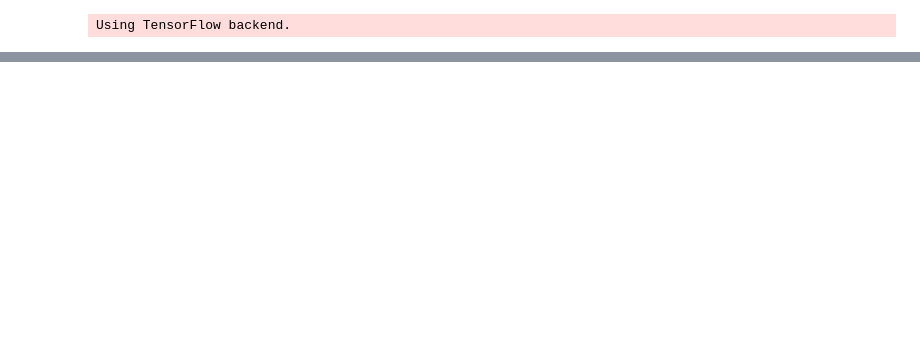
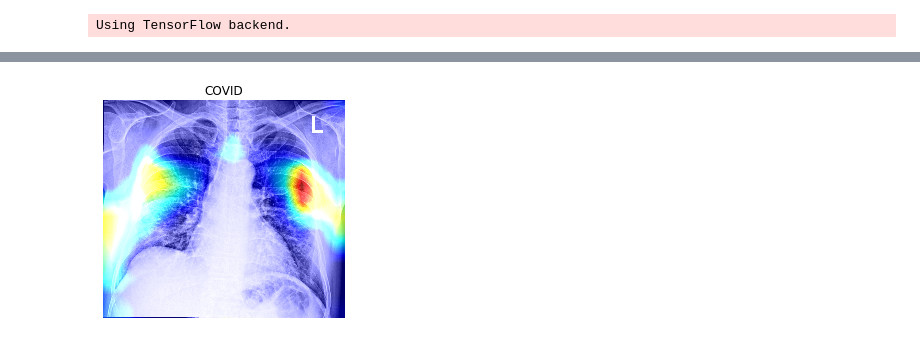
Before and after one commit to fear-the-lord/COVID-19-Detector, a Jupyter notebook: Covid-19.ipynb, the cells around one changed output, grey strips where cells are left out. Drawn from its saved outputs; the diff is of its cells as text; code cells hidden in the pictures; blank space fills up the shorter version.

```diff
--- a/Covid-19.ipynb
+++ b/Covid-19.ipynb
@@ -256,0 +307,4 @@ plt.imshow(np_img)
+# %%
+cam('Dataset/Test Data/Covid/covid-19-pneumonia-30-PA.jpg')
+# %% [output]
+[figure, added]
```
Also changed, not shown: parts of 10 cells of this notebook.
